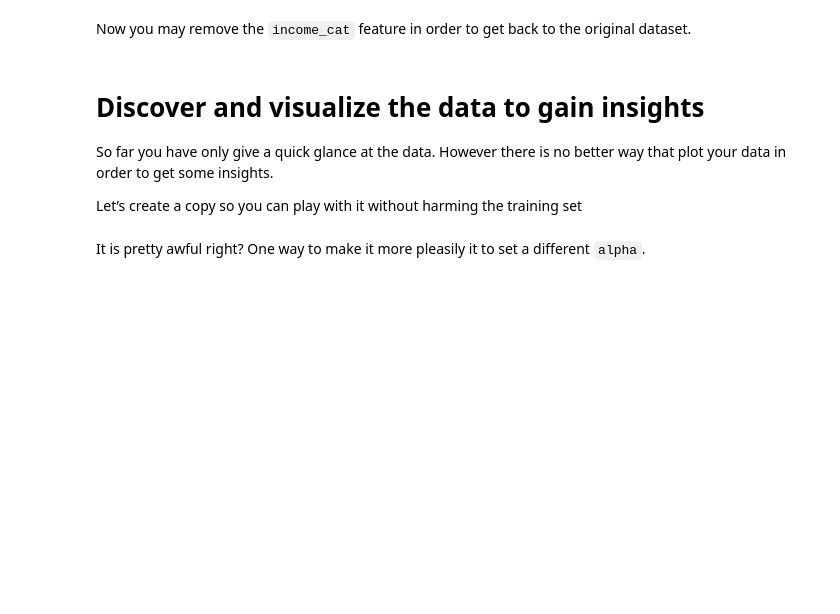
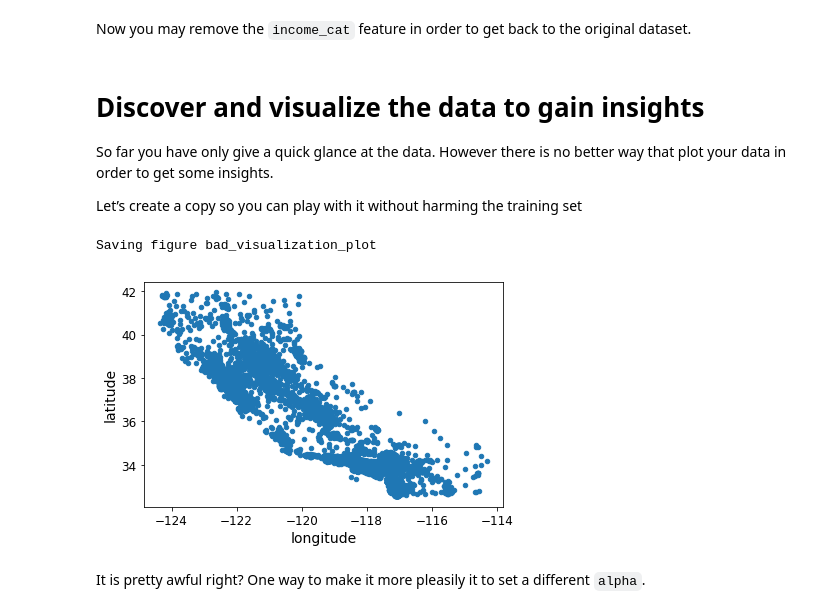
Before and after one commit to acalio/Data-Mining-Course, a Jupyter notebook: Lecture 5/Lecture 5.ipynb, the cells around one changed output. Drawn from its saved outputs; the diff is of its cells as text; code cells hidden in the pictures; blank space fills up the shorter version.

```diff
--- a/Lecture 5/Lecture 5.ipynb
+++ b/Lecture 5/Lecture 5.ipynb
@@ -334,7 +431,11 @@ harming the training set
 housing = strat_train_set.copy()
 # %%
 # scatter plot of longitude and latitude
-# your code here
+housing.plot(kind="scatter", x="longitude", y="latitude")
+save_fig("bad_visualization_plot")
+# %% [output]
+Saving figure bad_visualization_plot
+[figure, added]
 # %% [markdown]
 It is pretty awful right?
 One way to make it more pleasily it to set a different ``alpha``.
```
Also changed, not shown: parts of 85 cells of this notebook, 4 other files.
